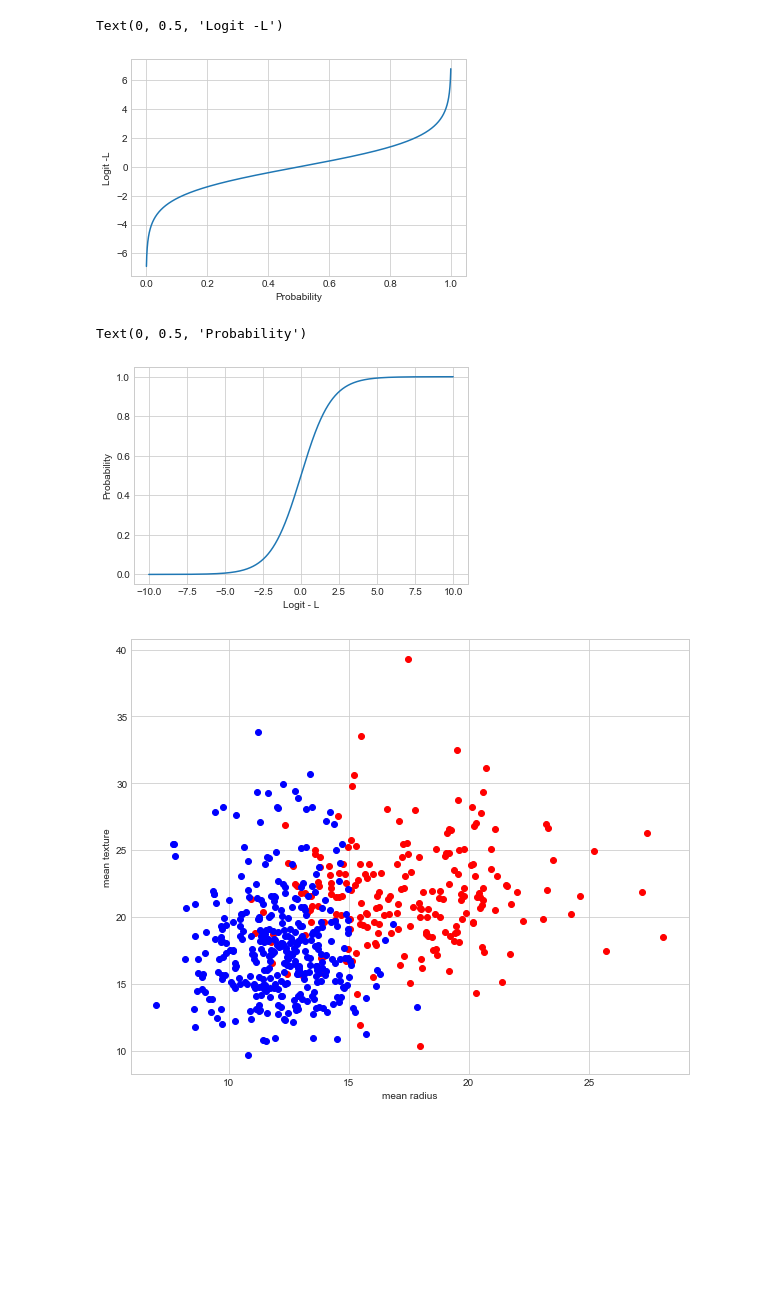
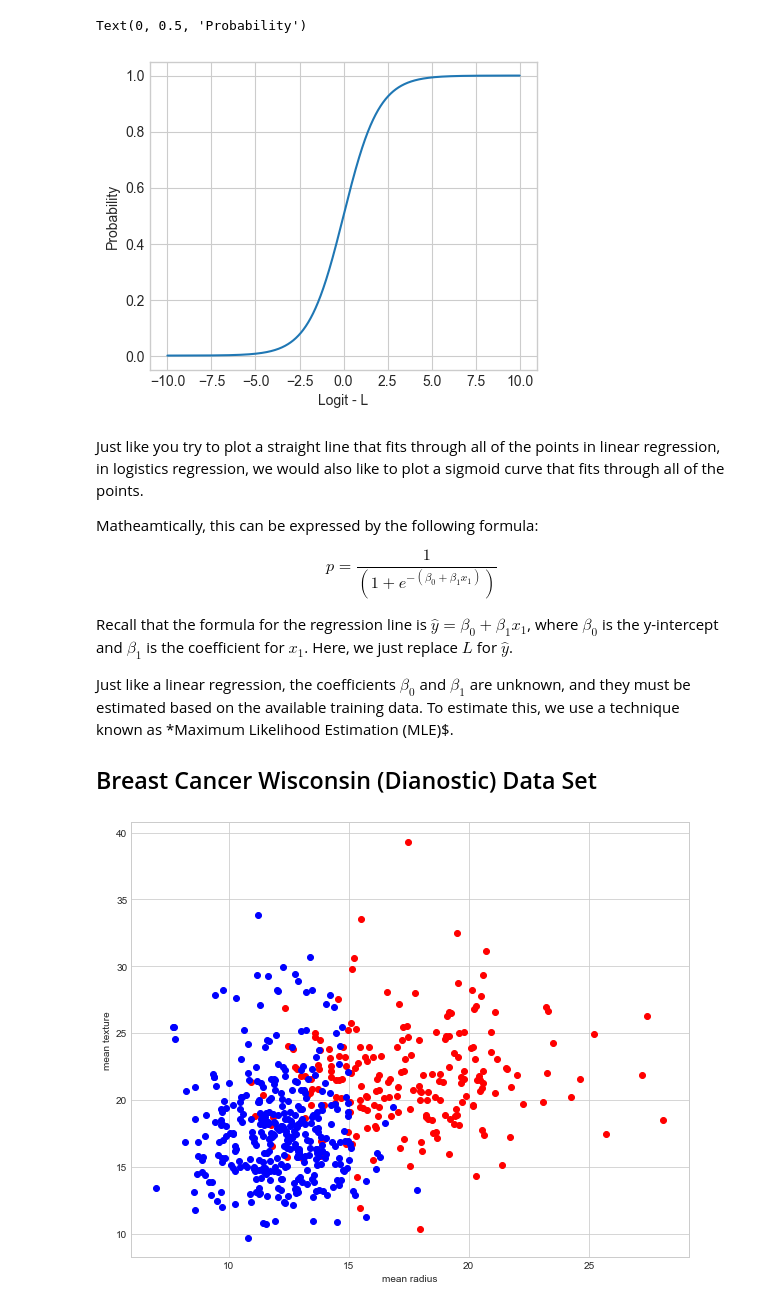
Before and after one commit to KidQuant/AOT, a Jupyter notebook: Tuesday A/Lesson 8 - Supervised Machine Learning/Supervised Learning - Logisitic Regression.ipynb, the cells around one changed output. Cells and saved outputs as stored; diff of their text form; code cells hidden in the pictures; blank space fills up the shorter version.

```diff
--- a/Tuesday A/Lesson 8 - Supervised Machine Learning/Supervised Learning - Logisitic Regression.ipynb
+++ b/Tuesday A/Lesson 8 - Supervised Machine Learning/Supervised Learning - Logisitic Regression.ipynb
@@ -7,4 +49,14 @@ Applying a natural logarithm function to the odds of an event, you get the logit
 import pandas as pd
 import numpy as np
 import matplotlib.pyplot as plt
-plt.style.use('seaborn-whitegrid')
+plt.style.use('seaborn-v0_8-whitegrid')
+
+def logit(x):
+    return np.log(x / (1-x))
+
+x = np.arange(0.001, 0.999, 0.0001)
+y = [logit(n) for n in x]
+plt.figure(figsize=(5,4))
+plt.plot(x, y)
+plt.xlabel("Probability")
+plt.ylabel("Logit -L")
@@ -11,27 +80,30 @@ plt.style.use('seaborn-whitegrid')
 # %%
-def logit(x):
-    return np.log(x / (1-x))
+def sigmoid(x):
+    return (1 / (1 + np.exp(-x)))
 
-x = np.arange(0.001, 0.999, 0.0001)
-y = [logit(n) for n in x]
+x = np.arange(-10, 10, 0.0001)
+y = [sigmoid(n) for n in x]
+plt.figure(figsize=(5,4))
 plt.plot(x, y)
-plt.xlabel("Probability")
-plt.ylabel("Logit -L")
+plt.xlabel("Logit - L")
+plt.ylabel("Probability")
 # %% [output]
-Text(0, 0.5, 'Logit -L')
+Text(0, 0.5, 'Probability')
-[figure, old version]
+[figure, new version]
-# %%
-def sigmoid(x):
-    return (1 / (1 + np.exp(-x)))
-
-x = np.arange(-10, 10, 0.0001)
-y = [sigmoid(n) for n in x]
-plt.plot(x, y)
-plt.xlabel("Logit - L")
-plt.ylabel("Probability")
-# %% [output]
-Text(0, 0.5, 'Probability')
-[figure, removed]
+# %% [markdown]
+Just like you try to plot a straight line that fits through all of the points in linear regression, in logistics regression, we would also like to plot a sigmoid curve that fits through all of the points.
+
+Matheamtically, this can be expressed by the following formula:
+
+$$
+p=\frac{1}{(1+e^{-(\beta_0+\beta_1x_1)})}
+$$
+
+Recall that the formula for the regression line is $\hat{y}=\beta_0+\beta_1x_1$, where $\beta_0$ is the y-intercept and $\beta_1$ is the coefficient for $x_1$. Here, we just replace $L$ for $\hat{y}$.
+
+Just like a linear regression, the coefficients $\beta_0$ and $\beta_1$ are unknown, and they must be estimated based on the available training data. To estimate this, we use a technique known as *Maximum Likelihood Estimation (MLE)$.
+
+## Breast Cancer Wisconsin (Dianostic) Data Set
 # %%
 from sklearn.datasets import load_breast_cancer
 cancer = load_breast_cancer()
```
Also changed, not shown: parts of 4 cells of this notebook.
